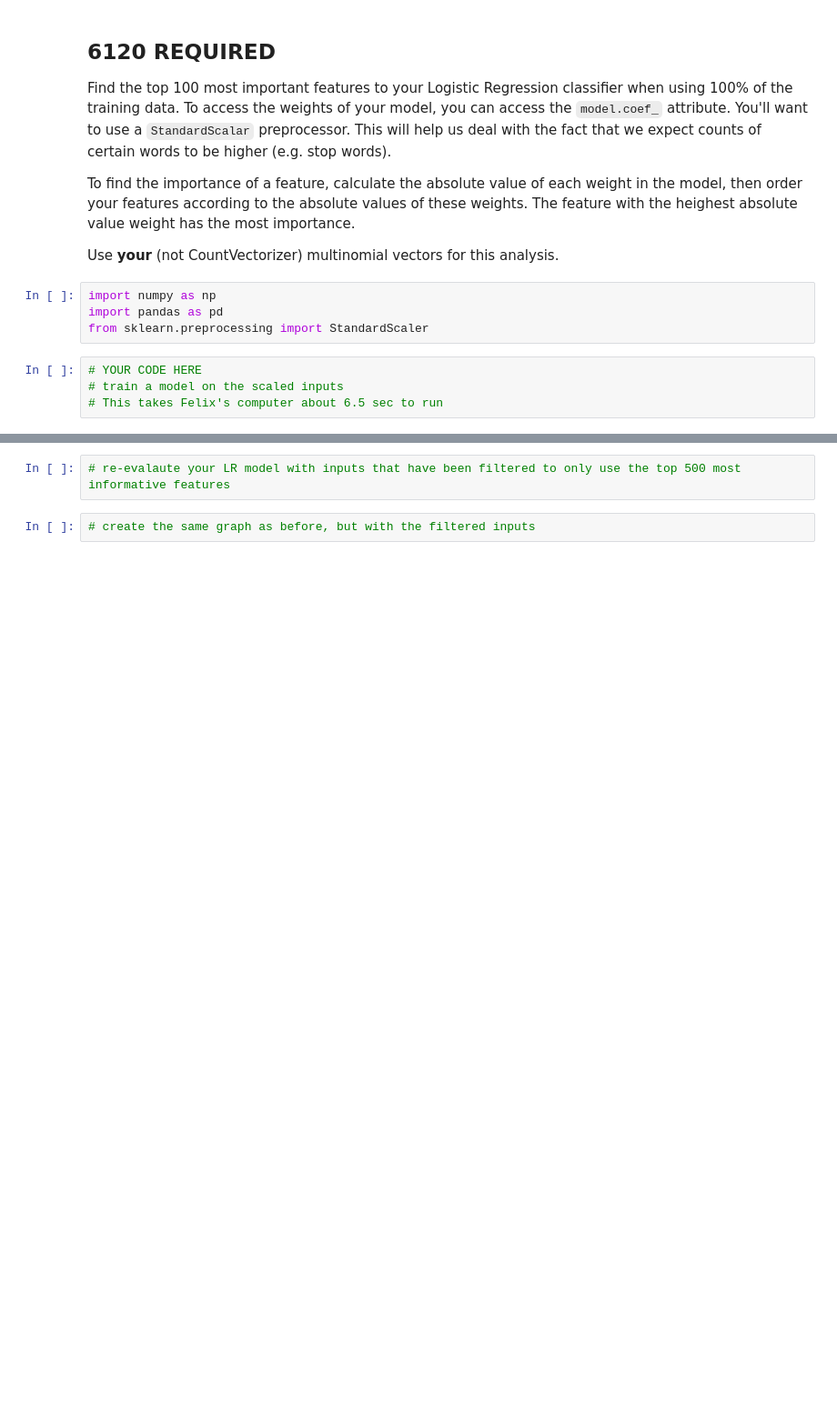
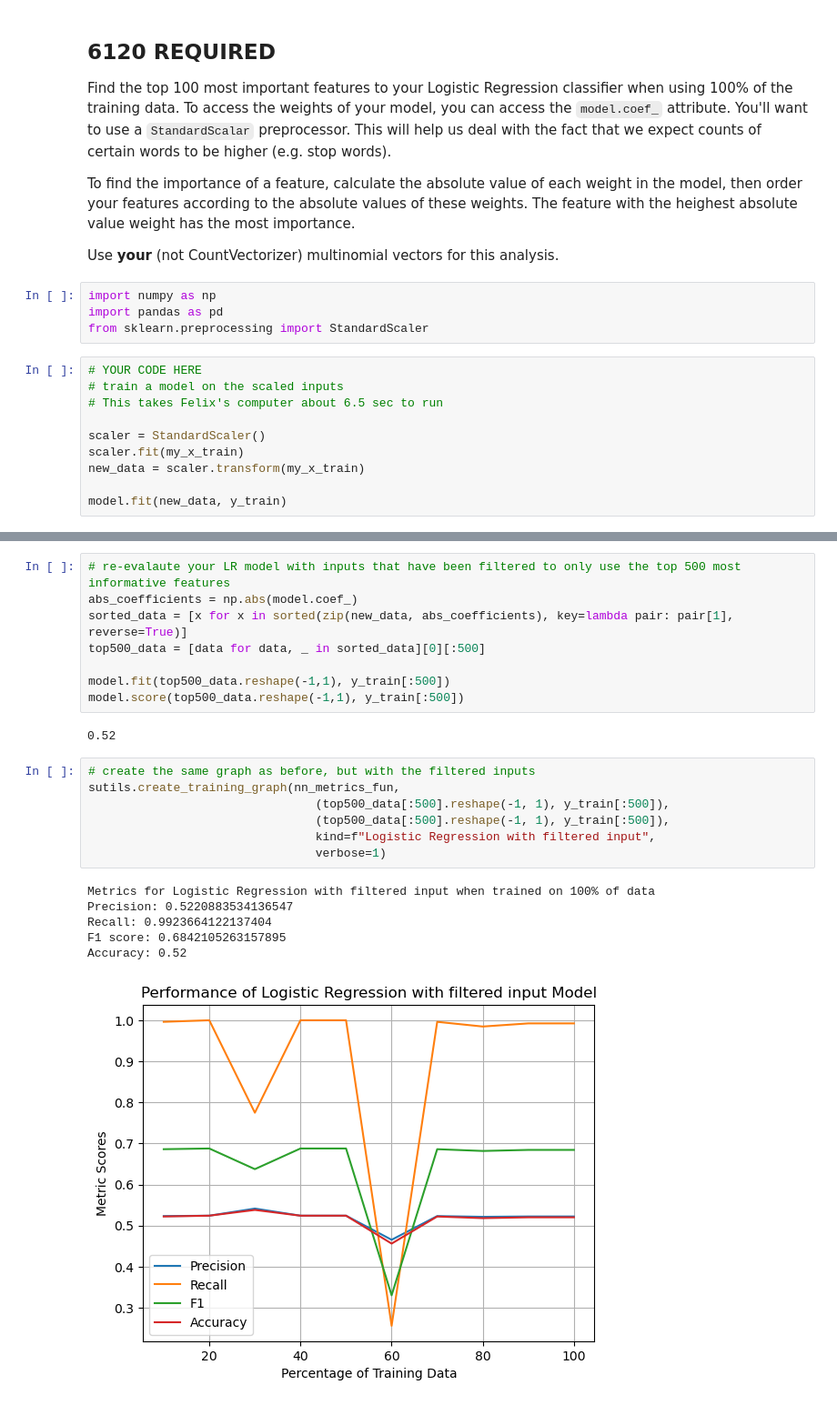
Before and after one commit to ShashiG12/NLPhw4, a Jupyter notebook: sentiment_task3.ipynb, the cells around one changed output, grey strips where cells are left out. Shown at 91% size. Saved outputs shown, nothing was run; the diff lists cells and outputs as text; blank space fills up the shorter version.

```diff
--- a/sentiment_task3.ipynb
+++ b/sentiment_task3.ipynb
@@ -242,3 +246,9 @@ from sklearn.preprocessing import StandardScaler
 # YOUR CODE HERE
 # train a model on the scaled inputs
 # This takes Felix's computer about 6.5 sec to run
+
+scaler = StandardScaler()
+scaler.fit(my_x_train)
+new_data = scaler.transform(my_x_train)
+
+model.fit(new_data, y_train)
@@ -247,4 +263,24 @@ from sklearn.preprocessing import StandardScaler
 # %%
 # re-evalaute your LR model with inputs that have been filtered to only use the top 500 most informative features
+abs_coefficients = np.abs(model.coef_)
+sorted_data = [x for x in sorted(zip(new_data, abs_coefficients), key=lambda pair: pair[1], reverse=True)]
+top500_data = [data for data, _ in sorted_data][0][:500]
+
+model.fit(top500_data.reshape(-1,1), y_train[:500])
+model.score(top500_data.reshape(-1,1), y_train[:500])
+# %% [output]
+0.52
 # %%
 # create the same graph as before, but with the filtered inputs
+sutils.create_training_graph(nn_metrics_fun,
+                                (top500_data[:500].reshape(-1, 1), y_train[:500]),
+                                (top500_data[:500].reshape(-1, 1), y_train[:500]),
+                                kind=f"Logistic Regression with filtered input",
+                                verbose=1)
+# %% [output]
+Metrics for Logistic Regression with filtered input when trained on 100% of data
+Precision: 0.5220883534136547
+Recall: 0.9923664122137404
+F1 score: 0.6842105263157895
+Accuracy: 0.52
+[figure, added]
```
Also changed, not shown: parts of 5 cells of this notebook, 3 other files.
